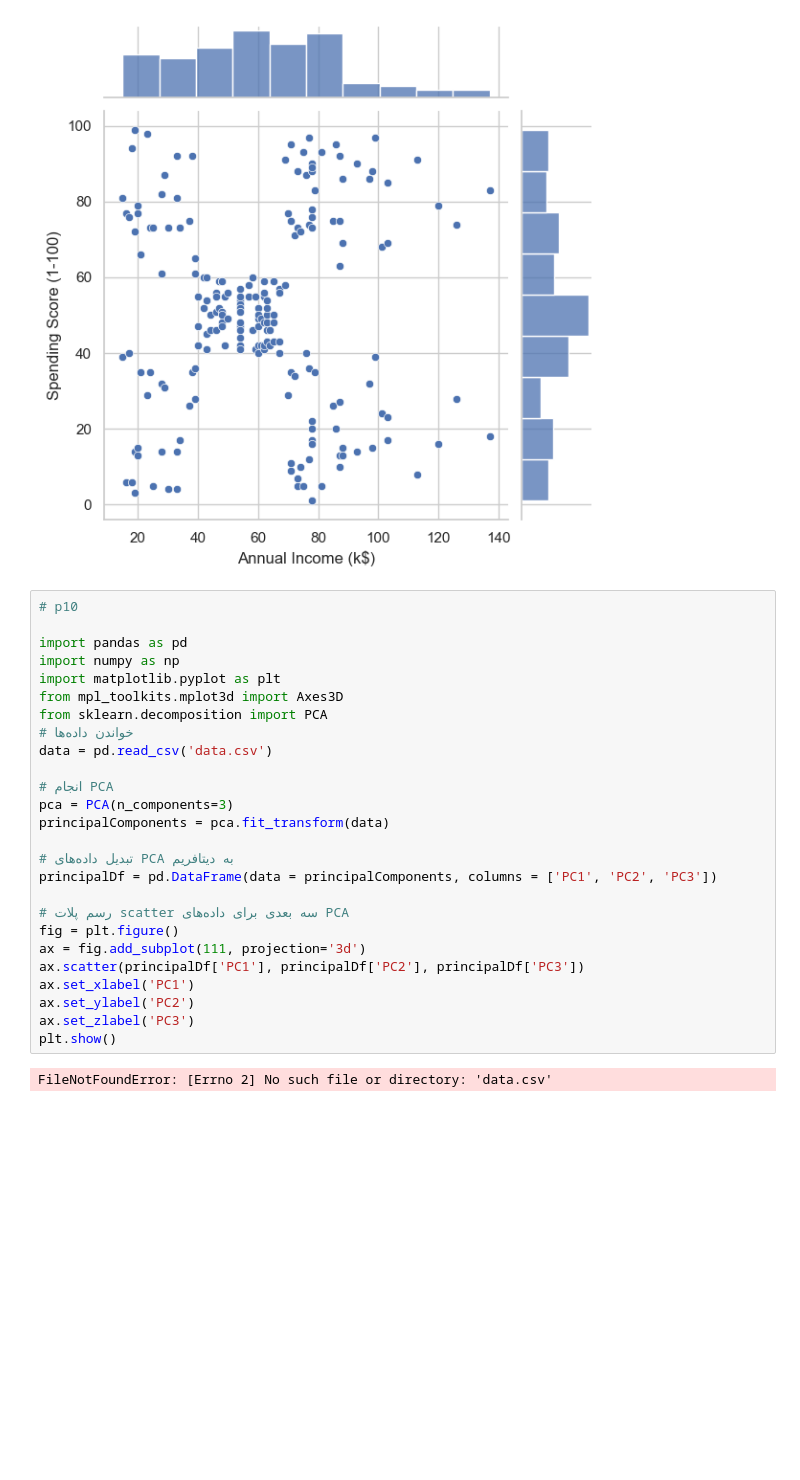
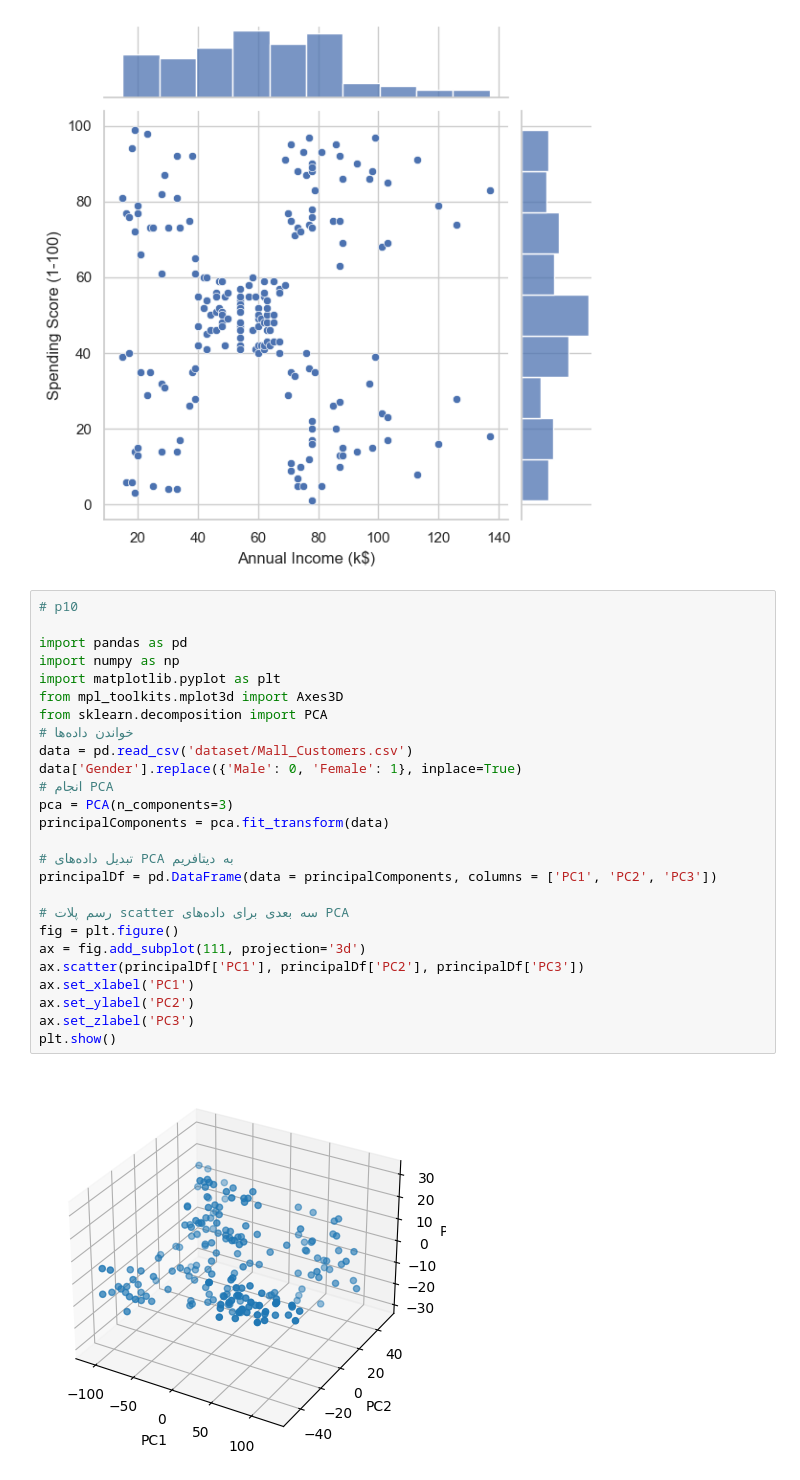
Before and after one commit to AmirAnsari79/UniDatamining, a Jupyter notebook: DataVisualization.ipynb, the cells around one changed output. Cells and saved outputs as stored; diff of their text form; blank space fills up the shorter version.

```diff
--- a/DataVisualization.ipynb
+++ b/DataVisualization.ipynb
@@ -177,28 +177,28 @@ sns.jointplot(x='Annual Income (k$)', y='Spending Score (1-100)', data=data)
 # %%
 # p10
 
 import pandas as pd
 import numpy as np
 import matplotlib.pyplot as plt
 from mpl_toolkits.mplot3d import Axes3D
 from sklearn.decomposition import PCA
 # خواندن داده‌ها
-data = pd.read_csv('data.csv')
-
+data = pd.read_csv('dataset/Mall_Customers.csv')
+data['Gender'].replace({'Male': 0, 'Female': 1}, inplace=True)
 # انجام PCA
 pca = PCA(n_components=3)
 principalComponents = pca.fit_transform(data)
 
 # تبدیل داده‌های PCA به دیتافریم
 principalDf = pd.DataFrame(data = principalComponents, columns = ['PC1', 'PC2', 'PC3'])
 
 # رسم پلات scatter سه بعدی برای داده‌های PCA
 fig = plt.figure()
 ax = fig.add_subplot(111, projection='3d')
 ax.scatter(principalDf['PC1'], principalDf['PC2'], principalDf['PC3'])
 ax.set_xlabel('PC1')
 ax.set_ylabel('PC2')
 ax.set_zlabel('PC3')
 plt.show()
 # %% [output]
-FileNotFoundError: [Errno 2] No such file or directory: 'data.csv'
+[figure, added]
```
